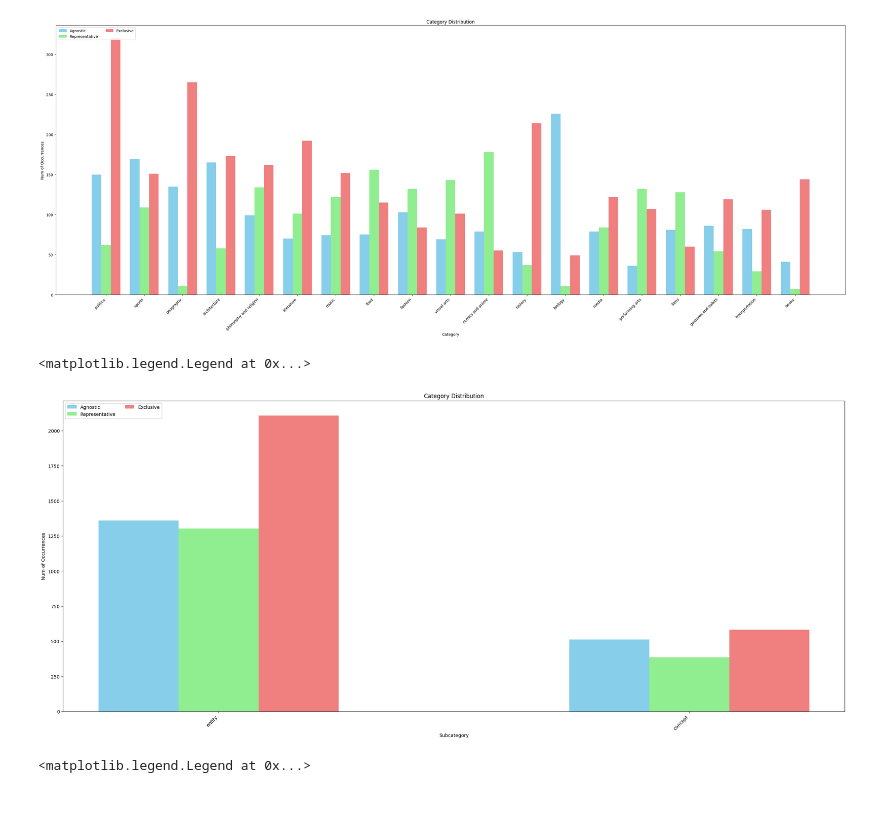
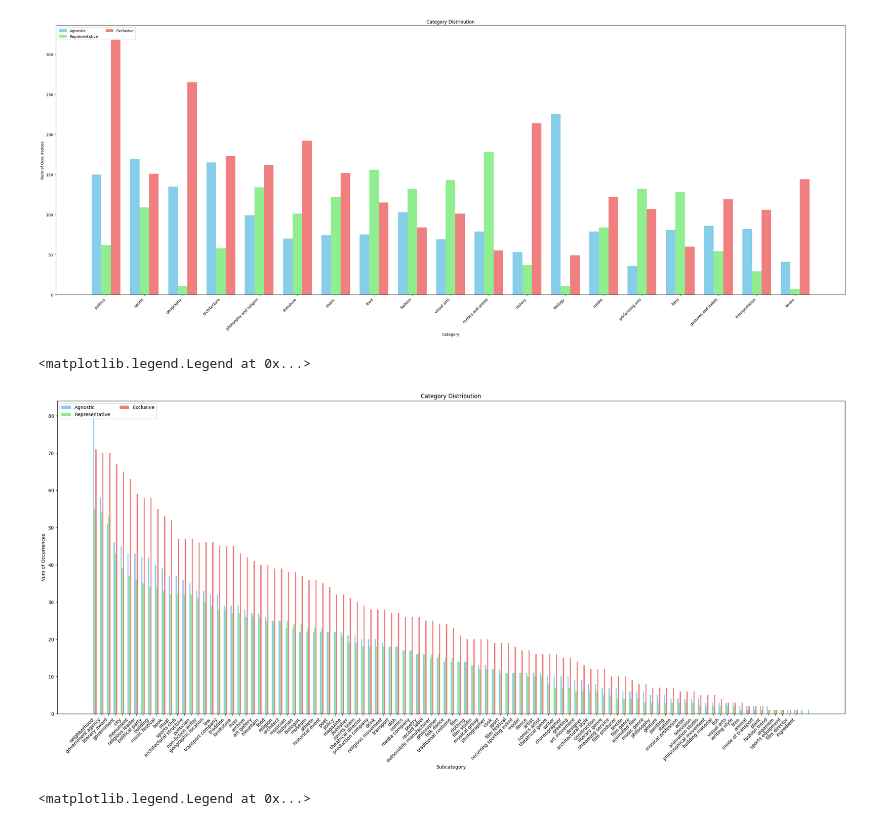
Before and after one commit to pizzi-andrea/MNLP-HW1, a Jupyter notebook: src/a_dataset.ipynb, the cells around one changed output. Saved outputs shown, nothing was run; the diff lists cells and outputs as text; code cells hidden in the pictures.

```diff
--- a/src/a_dataset.ipynb
+++ b/src/a_dataset.ipynb
@@ -141,17 +141,17 @@ exclusive = dataset_t.loc[dataset_t['label'] == 'cultural exclusive']
 
 
 agnostic_fr_cat = pd.Series.value_counts((agnostic['category']))
-agnostic_fr_type = pd.Series.value_counts((agnostic['subcategory']))
+agnostic_fr_sub = pd.Series.value_counts((agnostic['subcategory']))
 agnostic_fr_type = pd.Series.value_counts((agnostic['type']))
 
 
 rappresentative_fr_cat = pd.Series.value_counts((rappresentative['category']))
-rappresentative_fr_type = pd.Series.value_counts((rappresentative['subcategory']))
+rappresentative_fr_sub = pd.Series.value_counts((rappresentative['subcategory']))
 rappresentative_fr_type = pd.Series.value_counts((rappresentative['type']))
 
 
 exclusive_fr_cat = pd.Series.value_counts((exclusive['category']))
-exclusive_fr_type = pd.Series.value_counts((exclusive['subcategory']))
+exclusive_fr_sub = pd.Series.value_counts((exclusive['subcategory']))
 exclusive_fr_type = pd.Series.value_counts((exclusive['type']))
 # %%
 # Plots category distribution
@@ -201,31 +201,31 @@ plt.show()
 # %%
 subcategories = rappresentative_fr_type.index
 
 # Set the size of bars and the position
 bar_width = 0.17  # Size of the bars
 index = np.arange(len(subcategories))  # Positions of categories on x axis
 
 plt.figure(figsize=(30,12))
 plt.title('Category Distribution')
 plt.xlabel('Subcategory')
 plt.ylabel('Num of Occurrences')
 
-subcategories = agnostic_fr_type.index
+subcategories = agnostic_fr_sub.index
 index = np.arange(len(subcategories))
-plt.bar(index - bar_width, agnostic_fr_type, bar_width, label='Agnostic', color='skyblue')
-subcategories = rappresentative_fr_type.index
+plt.bar(index - bar_width, agnostic_fr_sub, bar_width, label='Agnostic', color='skyblue')
+subcategories = rappresentative_fr_sub.index
 index = np.arange(len(subcategories))
-plt.bar(index, rappresentative_fr_type, bar_width, label='Representative', color='lightgreen')
-subcategories = exclusive_fr_type.index
+plt.bar(index, rappresentative_fr_sub, bar_width, label='Representative', color='lightgreen')
+subcategories = exclusive_fr_sub.index
 index = np.arange(len(subcategories))
-plt.bar(index + bar_width, exclusive_fr_type, bar_width, label='Exclusive', color='lightcoral')
+plt.bar(index + bar_width, exclusive_fr_sub, bar_width, label='Exclusive', color='lightcoral')
 
 # Add labels on x axis
 plt.xticks(index, subcategories, rotation=45, ha='right')
 plt.legend(loc='upper left', ncols=2)
 # %% [output]
 <matplotlib.legend.Legend at 0x...>
-[figure, old version]
+[figure, new version]
 # %%
 types = rappresentative_fr_type.index
 
```
Also changed, not shown: parts of 1 cell of this notebook, 4 other files.
